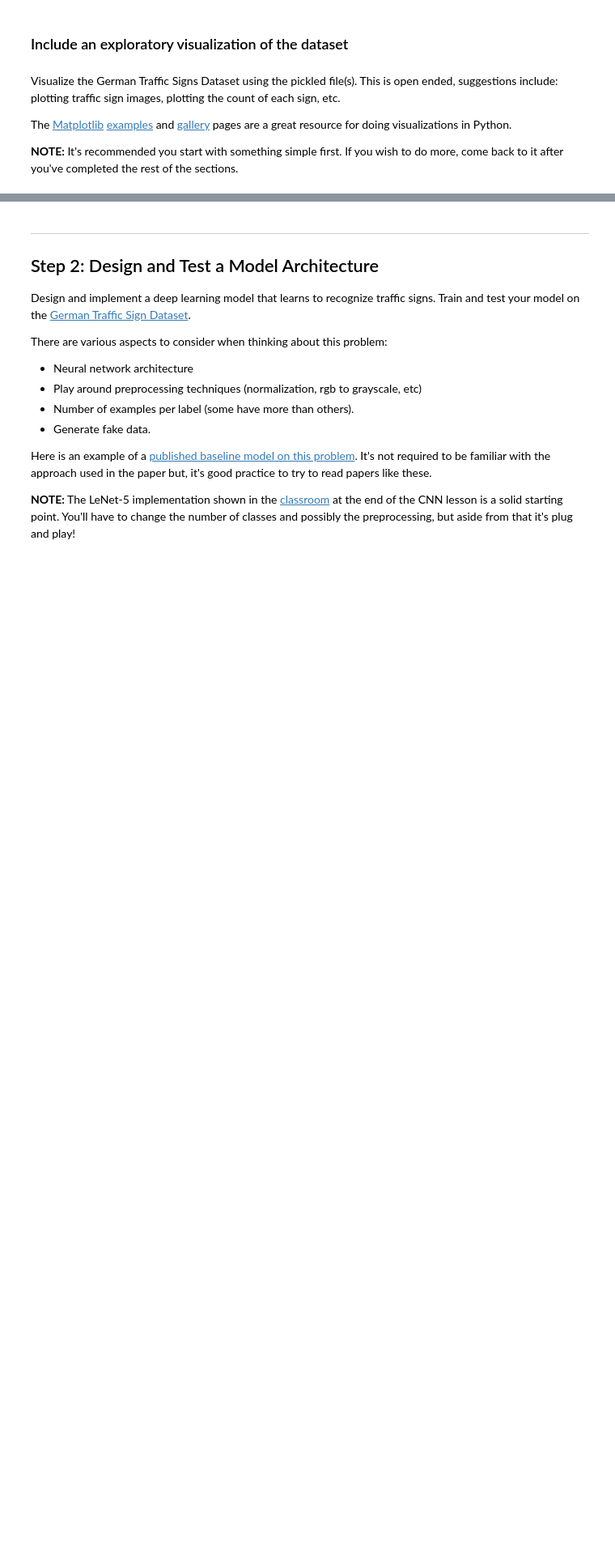
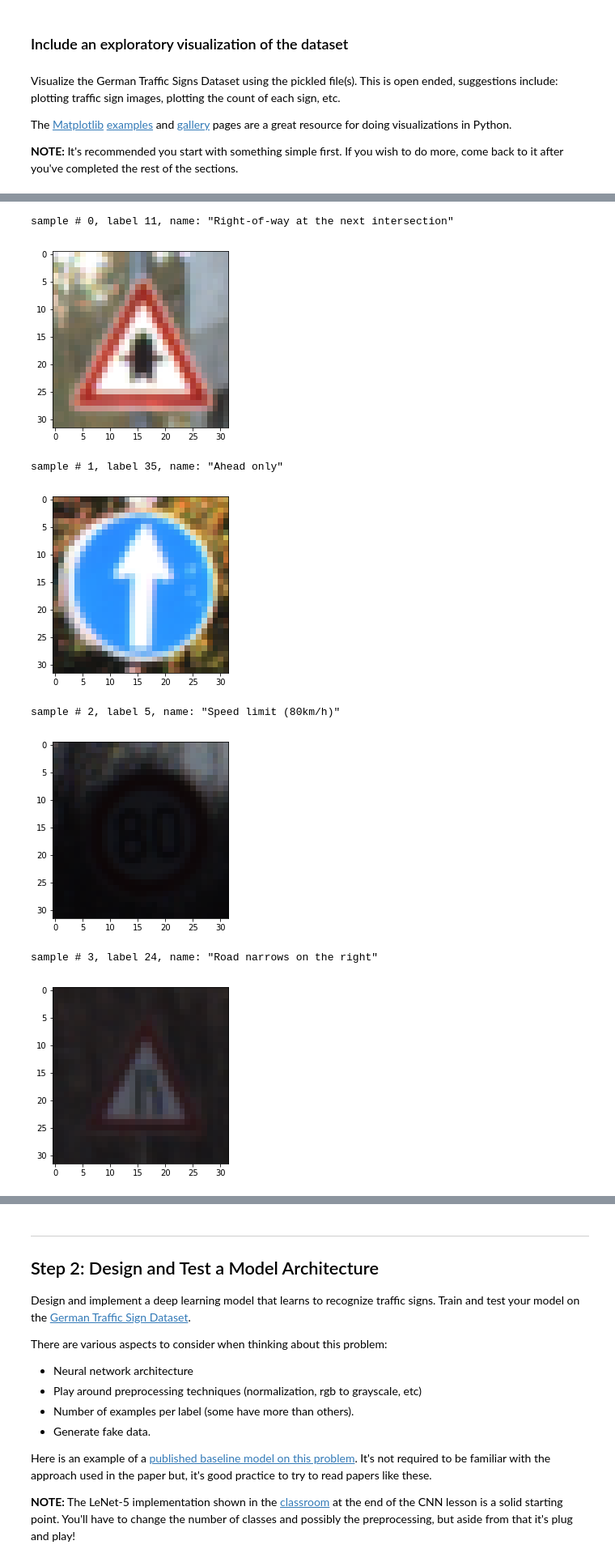
Before and after one commit to AeroGeekDean/CarND-Traffic-Sign-Classifier-Project, a Jupyter notebook: Traffic_Sign_Classifier.ipynb, the cells around one changed output, grey strips where cells are left out. Shown: that part at 81% size. Drawn from its saved outputs; the diff is of its cells as text; code cells hidden in the pictures; blank space fills up the shorter version.

Commit message:
Update with Exploratory Data Visualization

```diff
--- a/Traffic_Sign_Classifier.ipynb
+++ b/Traffic_Sign_Classifier.ipynb
@@ -99,3 +76,13 @@ array([[ 27,  25],
+# %%
+# let's load the 'signnames.csv' file as well...
+import csv
+reader = csv.reader(open('signnames.csv', 'r'))
+next(reader) # skip 1st line
+
+signnames = {}
+for row in reader:
+    k, v = row
+    signnames[k] = v
 # %% [markdown]
 ---
 
@@ -152,0 +154,19 @@ import matplotlib.pyplot as plt
+# %%
+import random as rnd
+
+# plot out 10 random samples from traning set
+num_samples = 10
+sample_idx = [rnd.randint(0,n_train-1) for i in range(num_samples)]
+for i in range(num_samples):
+    print('sample # {}, label {}, name: "{}"'.format(i, y_train[sample_idx[i]], signnames[str(y_train[sample_idx[i]])]))
+    plt.imshow(X_train[sample_idx[i]])
+    plt.show()
+# %% [output]
+sample # 0, label 11, name: "Right-of-way at the next intersection"
+[figure, added]
+sample # 1, label 35, name: "Ahead only"
+[figure, added]
+sample # 2, label 5, name: "Speed limit (80km/h)"
+[figure, added]
+sample # 3, label 24, name: "Road narrows on the right"
+[figure, added]
```
Also changed, not shown: parts of 15 cells of this notebook.
